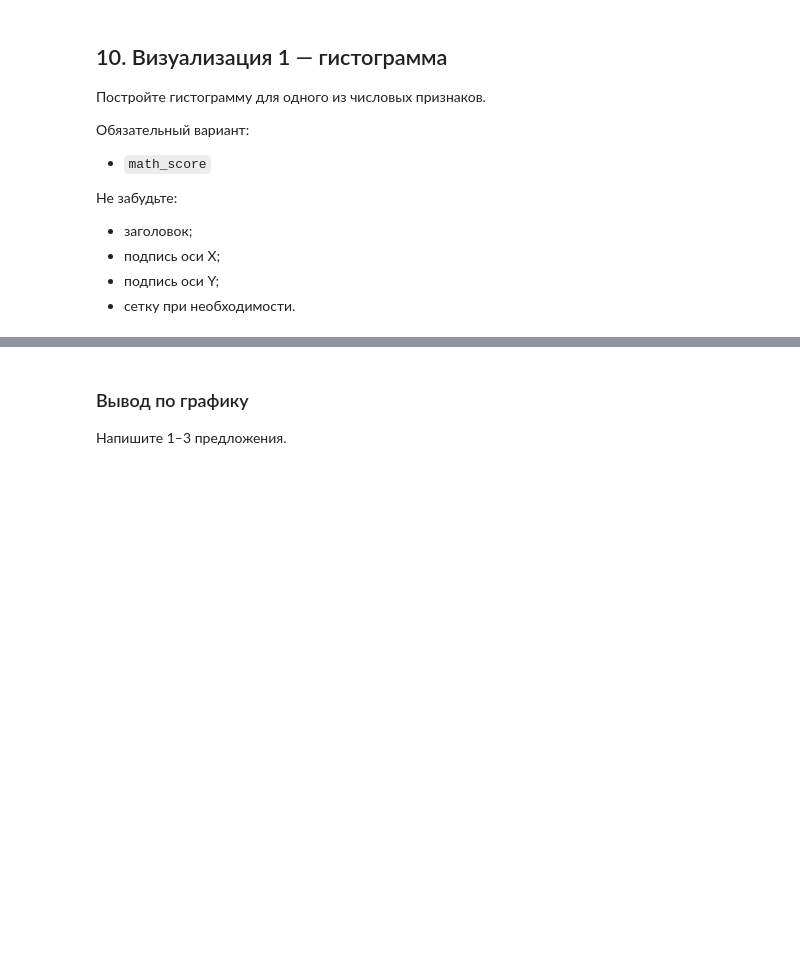
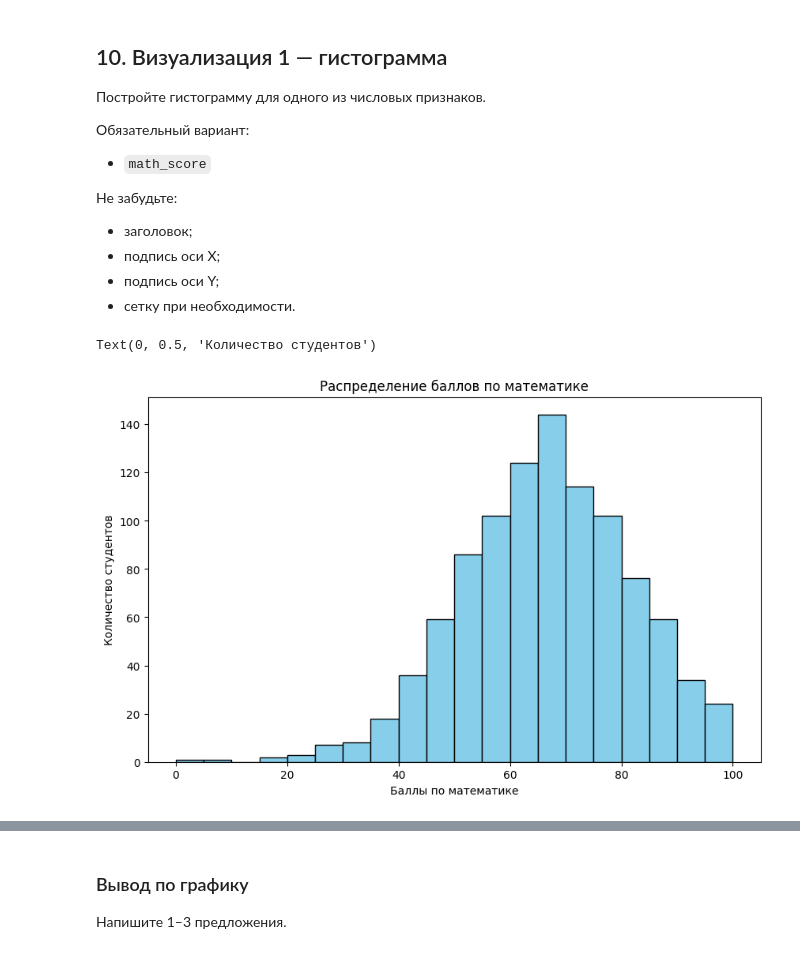
Before and after one commit to l1234-tech/l1234-tech.github.io, a Jupyter notebook: 2_semestr/lr_9/лаба_9.ipynb, the cells around one changed output, grey strips where cells are left out. Cells and saved outputs as stored; diff of their text form; code cells hidden in the pictures; blank space fills up the shorter version.

```diff
--- a/2_semestr/lr_9/лаба_9.ipynb
+++ b/2_semestr/lr_9/лаба_9.ipynb
@@ -45,3 +43,7 @@ Error:
 После загрузки данных выведите:
 - первые 5 строк;
 - размер таблицы.
+# %%
+# Загрузите датасет и выведите первые строки и размер таблицы
+df = pd.read_csv('data/data_StudentsPerformance.csv')
+df.head()
@@ -93,3 +155,9 @@ Error:
 После переименования снова выведите список столбцов.
 # %%
 # Переименуйте столбцы и выведите обновленный список
+# Присваиваем новые имена столбцам
+df.columns = ['gender', 'ethnicity', 'parent_edu', 'lunch', 'test_prep',
+              'math_score', 'reading_score', 'writing_score']
+
+# Выводим обновленный список столбцов
+print(df.columns)
@@ -104,3 +176,5 @@ Error:
 Можно добавить и другие признаки, если считаете это полезным.
 # %%
 # Создайте новый признак (минимум один)
+df['average_score'] = round((df['math_score'] + df['writing_score'] + df['reading_score']) / 3, 2)
+print(df['average_score'])
@@ -160,4 +347,12 @@ Error:
 - подпись оси Y;
 - сетку при необходимости.
 # %%
-# Постройте гистограмму
+# math_score
+plt.figure(figsize=(10, 6))
+plt.hist(df['math_score'], bins=20, color='skyblue', edgecolor='black')
+plt.title('Распределение баллов по математике')
+plt.xlabel('Баллы по математике')
+plt.ylabel('Количество студентов')
+# %% [output]
+Text(0, 0.5, 'Количество студентов')
+[figure, added]
```
Also changed, not shown: parts of 40 cells of this notebook, 2 other files.
